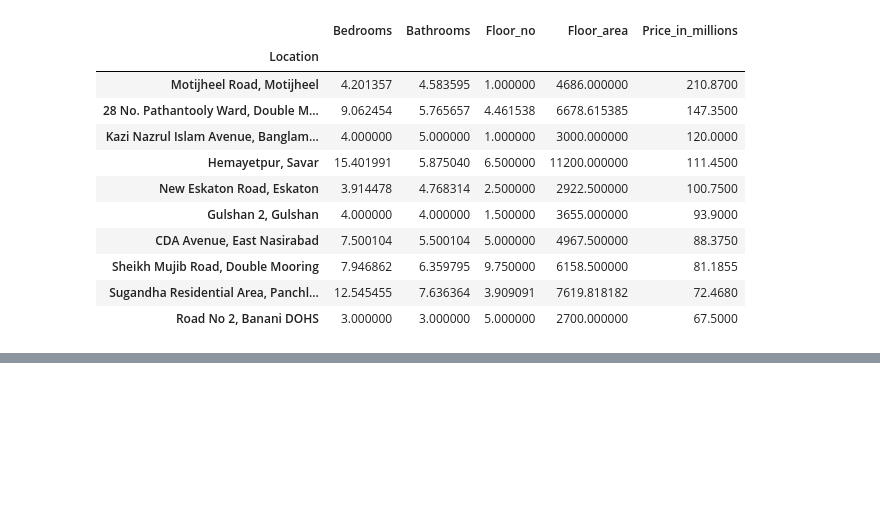
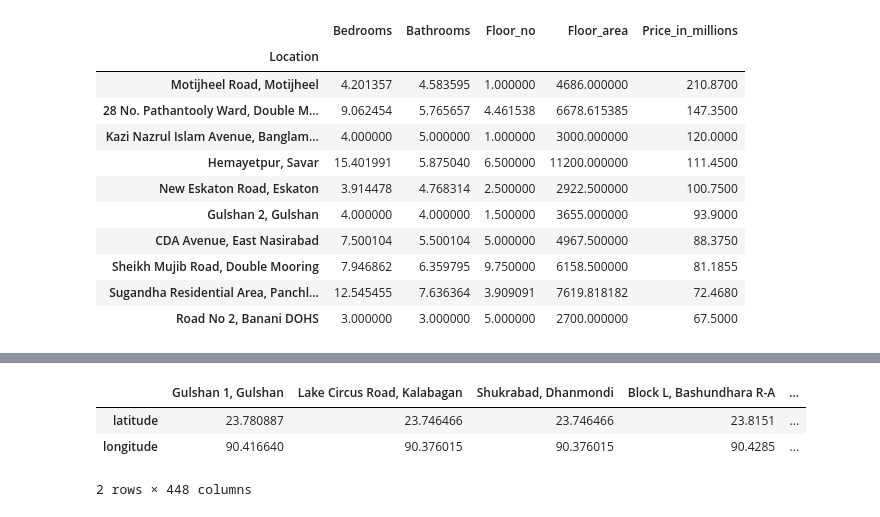
Before and after one commit to ishuu19/My_Practice, a Jupyter notebook: dhaka-bangladesh-rent-analysis.ipynb, the cells around one changed output, grey strips where cells are left out. Saved outputs shown, nothing was run; the diff lists cells and outputs as text; code cells hidden in the pictures; blank space fills up the shorter version.

Commit message:
Kaggle Notebook | Dhaka(Bangladesh) Rent Analysis | Version 7

```diff
--- a/dhaka-bangladesh-rent-analysis.ipynb
+++ b/dhaka-bangladesh-rent-analysis.ipynb
@@ -359,0 +402,9 @@ averages.sort_values(by=averages.columns[4], ascending=False).head(10)
+# %%
+location_data = pd.read_json('/kaggle/input/locations-dhaka-rent2/locations.json')
+# %%
+location_data.head()
+# %% [output]
+|  | Gulshan 1, Gulshan | Lake Circus Road, Kalabagan | Shukrabad, Dhanmondi | Block L, Bashundhara R-A | ... |
+| latitude | 23.780887 | 23.746466 | 23.746466 | 23.8151 | ... |
+| longitude | 90.416640 | 90.376015 | 90.376015 | 90.4285 | ... |
+2 rows × 448 columns
```
Also changed, not shown: parts of 9 cells of this notebook.
